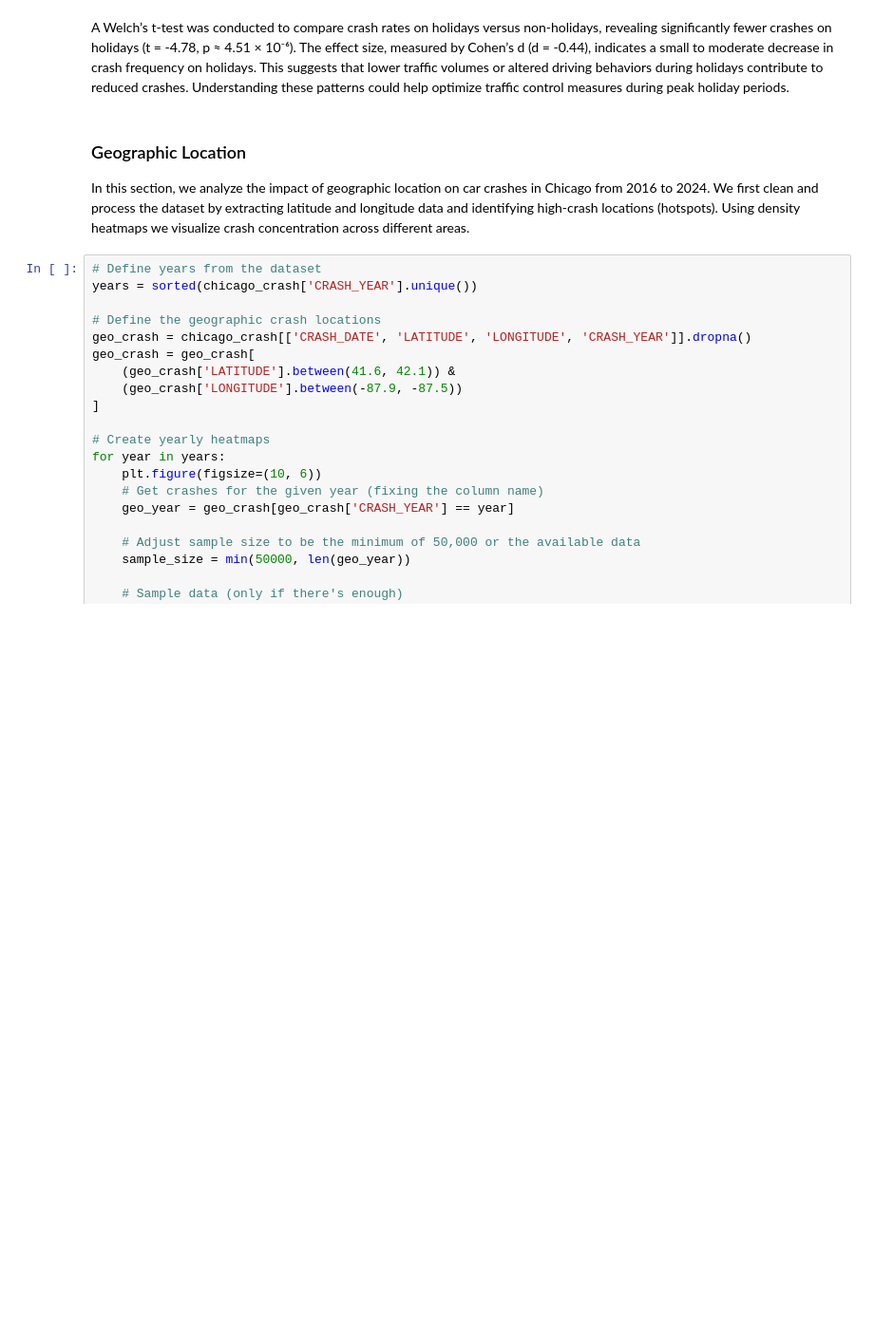
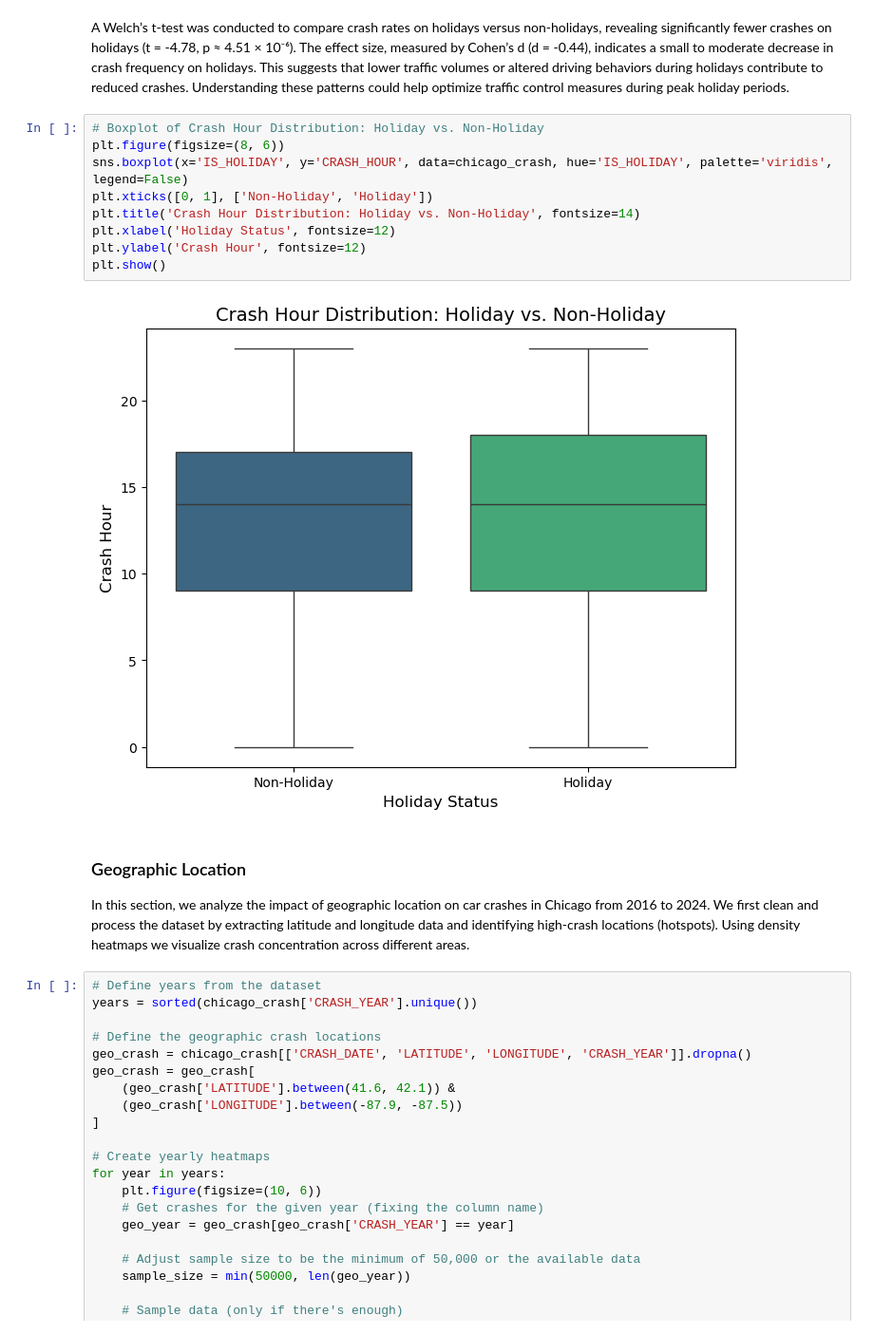
Before and after one commit to amitine26/Group035_WI25_Public, a Jupyter notebook: FinalProject_Group035_WI25.ipynb, the cells around one changed output. Shown at 95% size. Drawn from its saved outputs; the diff is of its cells as text; blank space fills up the shorter version.

Commit message:
Readd original graph from EDA

```diff
--- a/FinalProject_Group035_WI25.ipynb
+++ b/FinalProject_Group035_WI25.ipynb
@@ -627,5 +627,16 @@ Cohen's d: -0.43864635394736085
 # %% [markdown]
 A Welch’s t-test was conducted to compare crash rates on holidays versus non-holidays, revealing significantly fewer crashes on holidays (t = -4.78, p ≈ 4.51 × 10⁻⁶). The effect size, measured by Cohen’s d (d = -0.44), indicates a small to moderate decrease in crash frequency on holidays. This suggests that lower traffic volumes or altered driving behaviors during holidays contribute to reduced crashes. Understanding these patterns could help optimize traffic control measures during peak holiday periods.
+# %%
+# Boxplot of Crash Hour Distribution: Holiday vs. Non-Holiday
+plt.figure(figsize=(8, 6))
+sns.boxplot(x='IS_HOLIDAY', y='CRASH_HOUR', data=chicago_crash, hue='IS_HOLIDAY', palette='viridis', legend=False)
+plt.xticks([0, 1], ['Non-Holiday', 'Holiday'])
+plt.title('Crash Hour Distribution: Holiday vs. Non-Holiday', fontsize=14)
+plt.xlabel('Holiday Status', fontsize=12)
+plt.ylabel('Crash Hour', fontsize=12)
+plt.show()
+# %% [output]
+[figure, added]
 # %% [markdown]
 ### Geographic Location
 
```
Also changed, not shown: parts of 18 cells of this notebook.
